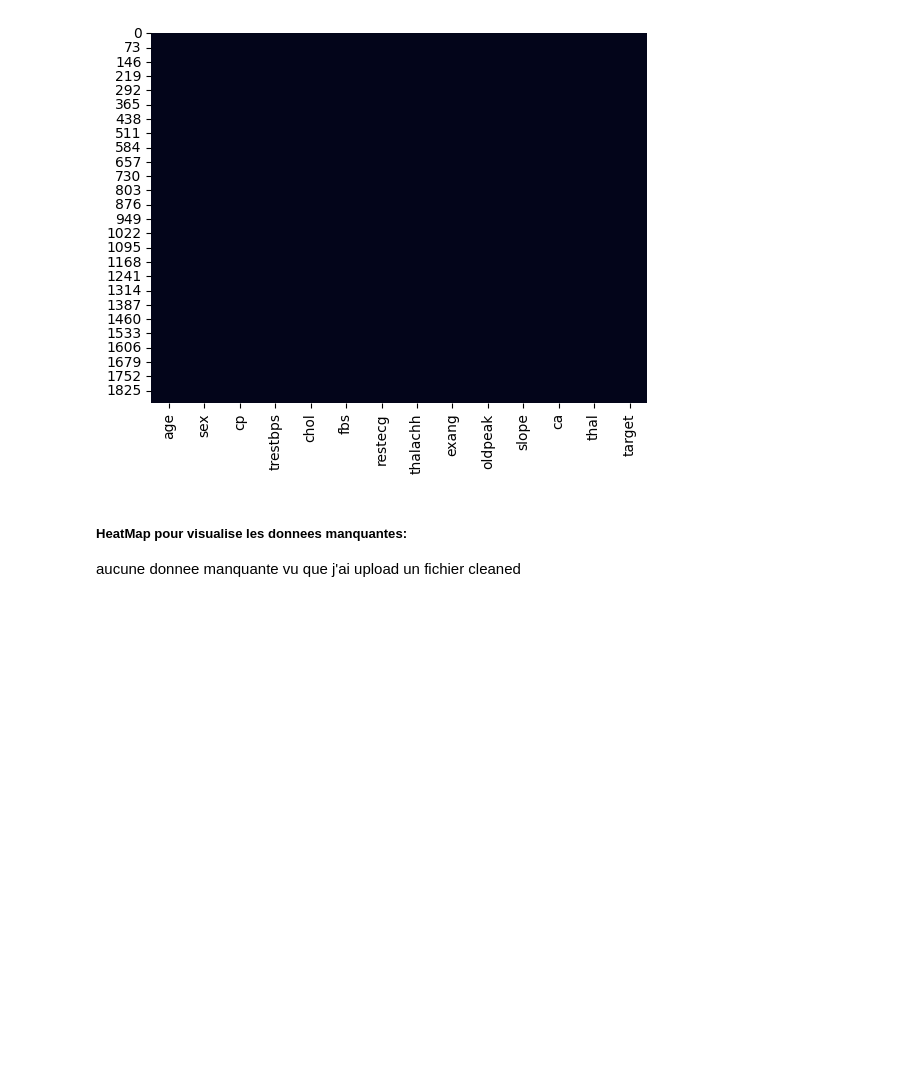
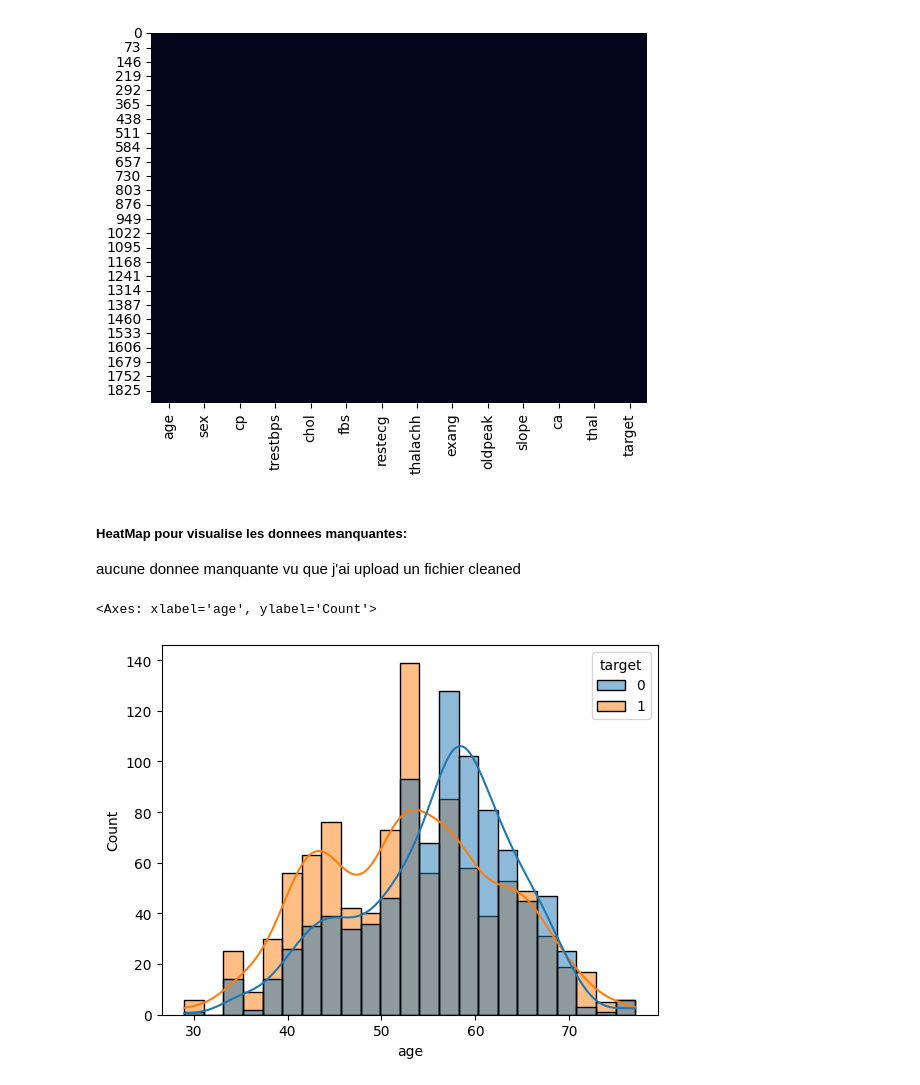
Before and after one commit to youcef-2001/Principal-Component-Analysis, a Jupyter notebook: pca_for_subject.ipynb, the cells around one changed output. Drawn from its saved outputs; the diff is of its cells as text; code cells hidden in the pictures; blank space fills up the shorter version.

```diff
--- a/pca_for_subject.ipynb
+++ b/pca_for_subject.ipynb
@@ -24,3 +24,10 @@ sns.heatmap(data.isnull(), cbar=False)
 #####  HeatMap pour visualise les donnees manquantes:
 
 aucune donnee manquante vu que j'ai upload un fichier cleaned
+# %%
+#print the histogram of the age column selon la mortalite
+
+sns.histplot(data=data, x='age', hue='target', kde=True)
+# %% [output]
+<Axes: xlabel='age', ylabel='Count'>
+[figure, added]
```
Also changed, not shown: parts of 5 cells of this notebook, 1 other file.
